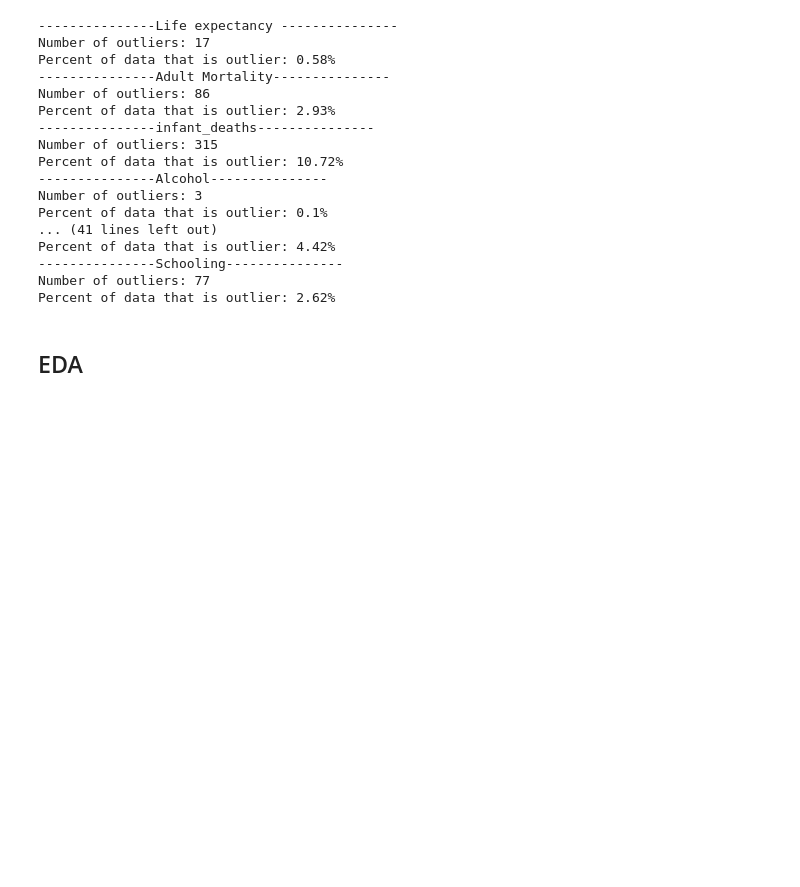
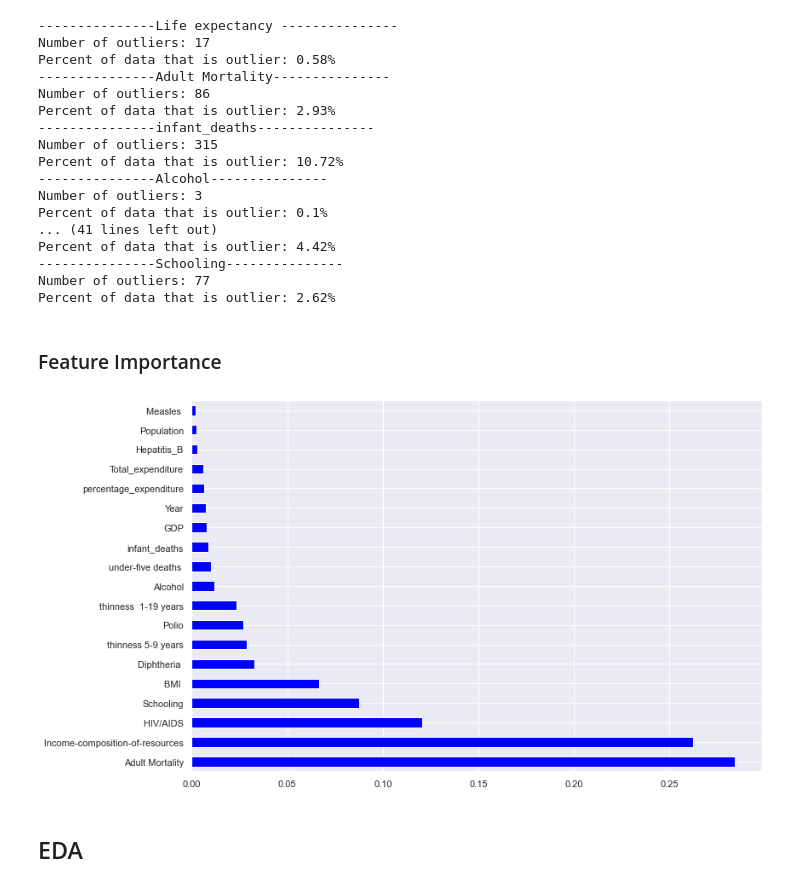
Before and after one commit to ShahadAbdulaziz/Life-Expectancy-REGRESSION, a Jupyter notebook: Factors affecting Life Expectancy.ipynb, the cells around one changed output. Saved outputs shown, nothing was run; the diff lists cells and outputs as text; code cells hidden in the pictures; blank space fills up the shorter version.

```diff
--- a/Factors affecting Life Expectancy.ipynb
+++ b/Factors affecting Life Expectancy.ipynb
@@ -171,6 +173,26 @@ def test_wins(col, lower_limit=0, upper_limit=0, show_plot=True):
         plt.boxplot(wins_data)
         plt.title('wins=({},{}) {}'.format(lower_limit, upper_limit, col))
         plt.show()
+# %% [markdown]
+### Feature Importance
+# %%
+X = df[['Adult Mortality',
+       'infant_deaths', 'Alcohol', 'percentage_expenditure', 'Hepatitis_B',
+       'Measles ', ' BMI ', 'under-five deaths ', 'Polio', 'Total_expenditure',
+       'Diphtheria ', ' HIV/AIDS', 'GDP', 'Population',
+       ' thinness  1-19 years', ' thinness 5-9 years',
+       'Income-composition-of-resources', 'Schooling','Year']]
+y = df[['Life expectancy ']]
+selection =ExtraTreesRegressor()
+selection.fit(X,y)
+selection.feature_importances_
+plt.figure(figsize = (12,8))
+feat_importances = pd.Series(selection.feature_importances_,index = X.columns)
+feat_importances.nlargest(20).plot(kind="barh",color="blue")
+
+plt.show()
+# %% [output]
+[figure, new version]
 # %% [markdown]
 ## EDA
 # %%
```
Also changed, not shown: parts of 12 cells of this notebook, 1 other file.
